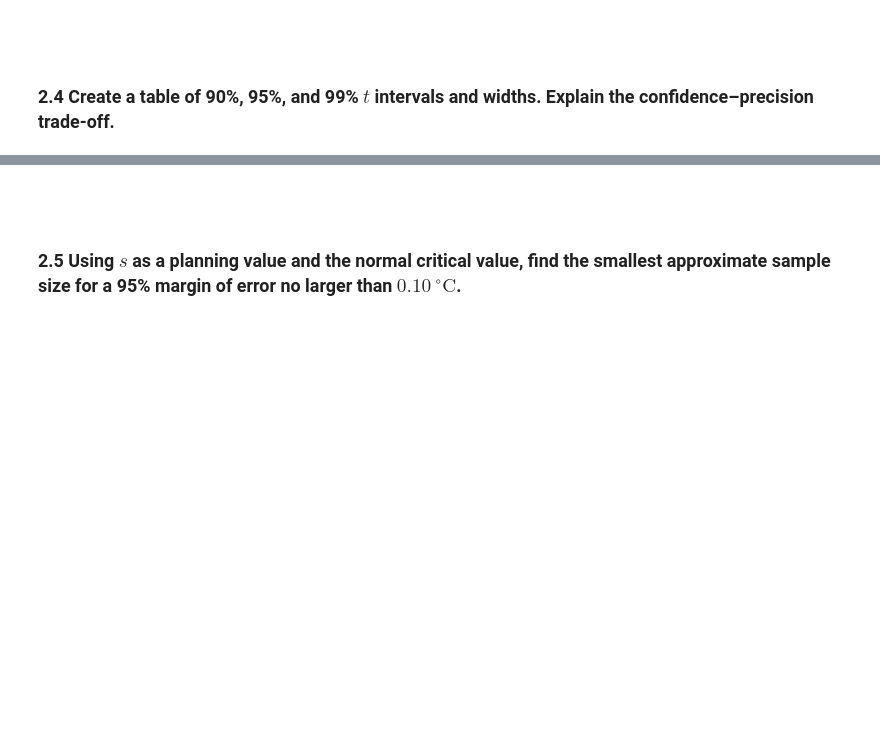
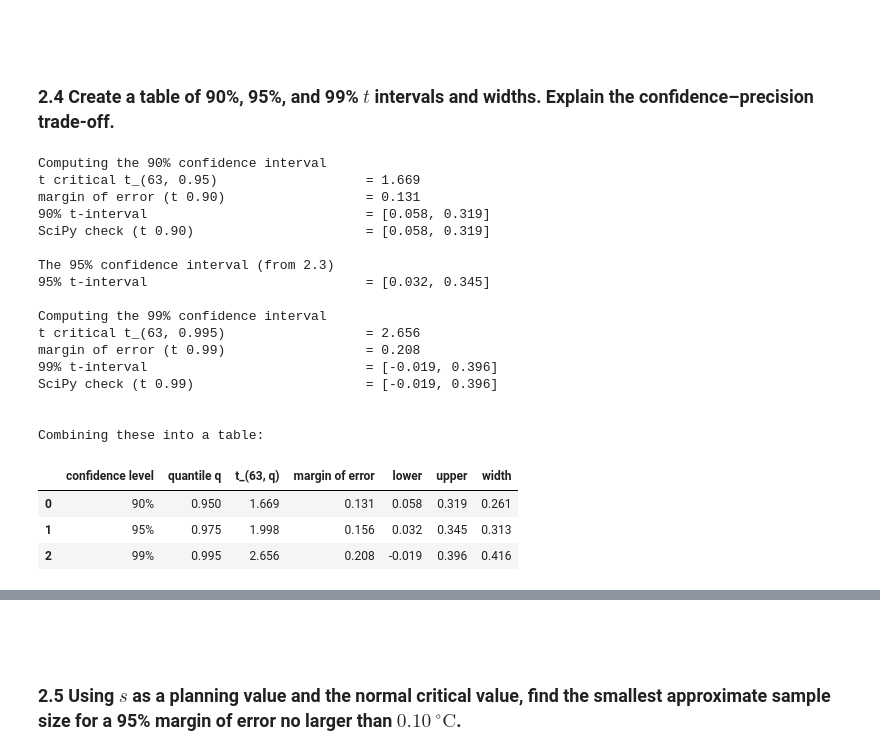
Before and after one commit to Dogmeat2000/sta1, a Jupyter notebook: assignment3/assignment3.ipynb, the cells around one changed output, grey strips where cells are left out. Drawn from its saved outputs; the diff is of its cells as text; code cells hidden in the pictures; blank space fills up the shorter version.

```diff
--- a/assignment3/assignment3.ipynb
+++ b/assignment3/assignment3.ipynb
@@ -299,4 +299,80 @@ This is the interval within which *mean* error of *all sensors* will plausibly f
 <br><br>
 ### 2.4 Create a table of 90%, 95%, and 99% $t$ intervals and widths. Explain the confidence–precision trade-off.
 # %%
-# TODO: Kristian
+# Kristian
+# 90% Confidence interval
+print("Computing the 90% confidence interval")
+t_critical_value_90 = t.ppf(1 - (0.1/2), dof_t)
+print(f"t critical t_({dof_t}, 0.95)                   = {t_critical_value_90:.3f}")
+
+margin_of_error_t_90 = t_critical_value_90 * se
+print(f"margin of error (t 0.90)                  = {margin_of_error_t_90:.3f}")
+
+confidence_interval_t_90_low_end = xbar - margin_of_error_t_90
+confidence_interval_t_90_high_end = xbar + margin_of_error_t_90
+
+print(f"90% t-interval                            = [{confidence_interval_t_90_low_end:.3f}, {confidence_interval_t_90_high_end:.3f}]")
+
+# Checking with scipy:
+# Note that this uses scale as the standard error (not as s) and we just pass the 0.90 directly.
+confidence_interval_scipy = t.interval(0.90, dof_t, loc=xbar, scale=se)
+print(f"SciPy check (t 0.90)                      = [{confidence_interval_scipy[0]:.3f}, {confidence_interval_scipy[1]:.3f}]")
+
+# 95% Confidence interval
+# Already computed in 2.3.
+print("\nThe 95% confidence interval (from 2.3)")
+print(f"95% t-interval                            = [{confidence_interval_low_end:.3f}, {confidence_interval_high_end:.3f}]")
+
+
+# 99% Confidence interval
+print("\nComputing the 99% confidence interval")
+t_critical_value_99 = t.ppf(1 - (0.01/2), dof_t)
+print(f"t critical t_({dof_t}, 0.995)                  = {t_critical_value_99:.3f}")
+
+margin_of_error_t_99 = t_critical_value_99 * se
+print(f"margin of error (t 0.99)                  = {margin_of_error_t_99:.3f}")
+
+confidence_interval_t_99_low_end = xbar - margin_of_error_t_99
+confidence_interval_t_99_high_end = xbar + margin_of_error_t_99
+
+print(f"99% t-interval                            = [{confidence_interval_t_99_low_end:.3f}, {confidence_interval_t_99_high_end:.3f}]")
+
+# Checking with scipy:
+# Note that this uses scale as the standard error (not as s) and we just pass the 0.99 directly.
+confidence_interval_scipy = t.interval(0.99, dof_t, loc=xbar, scale=se)
+print(f"SciPy check (t 0.99)                      = [{confidence_interval_scipy[0]:.3f}, {confidence_interval_scipy[1]:.3f}]\n\n")
+
+# With the above calculations made, I had Claude Opus generate the following table - recalculating values as needed, since this can be easily verified against the value above.
+print(f"Combining these into a table:")
+rows = []
+for level in (0.90, 0.95, 0.99):
+    q = 1 - (1 - level) / 2                 # 0.95, 0.975, 0.995
+    t_crit = t.ppf(q, dof_t)
+    moe = t_crit * se
+    lo, hi = xbar - moe, xbar + moe
+    rows.append({"confidence level": f"{level:.0%}", "quantile q": q,
+                 "t_(63, q)": t_crit, "margin of error": moe,
+                 "lower": lo, "upper": hi, "width": 2 * moe})
+pd.DataFrame(rows).round(3)
+# %% [output]
+Computing the 90% confidence interval
+t critical t_(63, 0.95)                   = 1.669
+margin of error (t 0.90)                  = 0.131
+90% t-interval                            = [0.058, 0.319]
+SciPy check (t 0.90)                      = [0.058, 0.319]
+
+The 95% confidence interval (from 2.3)
+95% t-interval                            = [0.032, 0.345]
+
+Computing the 99% confidence interval
+t critical t_(63, 0.995)                  = 2.656
+margin of error (t 0.99)                  = 0.208
+99% t-interval                            = [-0.019, 0.396]
+SciPy check (t 0.99)                      = [-0.019, 0.396]
+
+
+Combining these into a table:
+|  | confidence level | quantile q | t_(63, q) | margin of error | lower | upper | width |
+| 0 | 90% | 0.950 | 1.669 | 0.131 | 0.058 | 0.319 | 0.261 |
+| 1 | 95% | 0.975 | 1.998 | 0.156 | 0.032 | 0.345 | 0.313 |
+| 2 | 99% | 0.995 | 2.656 | 0.208 | -0.019 | 0.396 | 0.416 |
```
Also changed, not shown: parts of 2 cells of this notebook.
